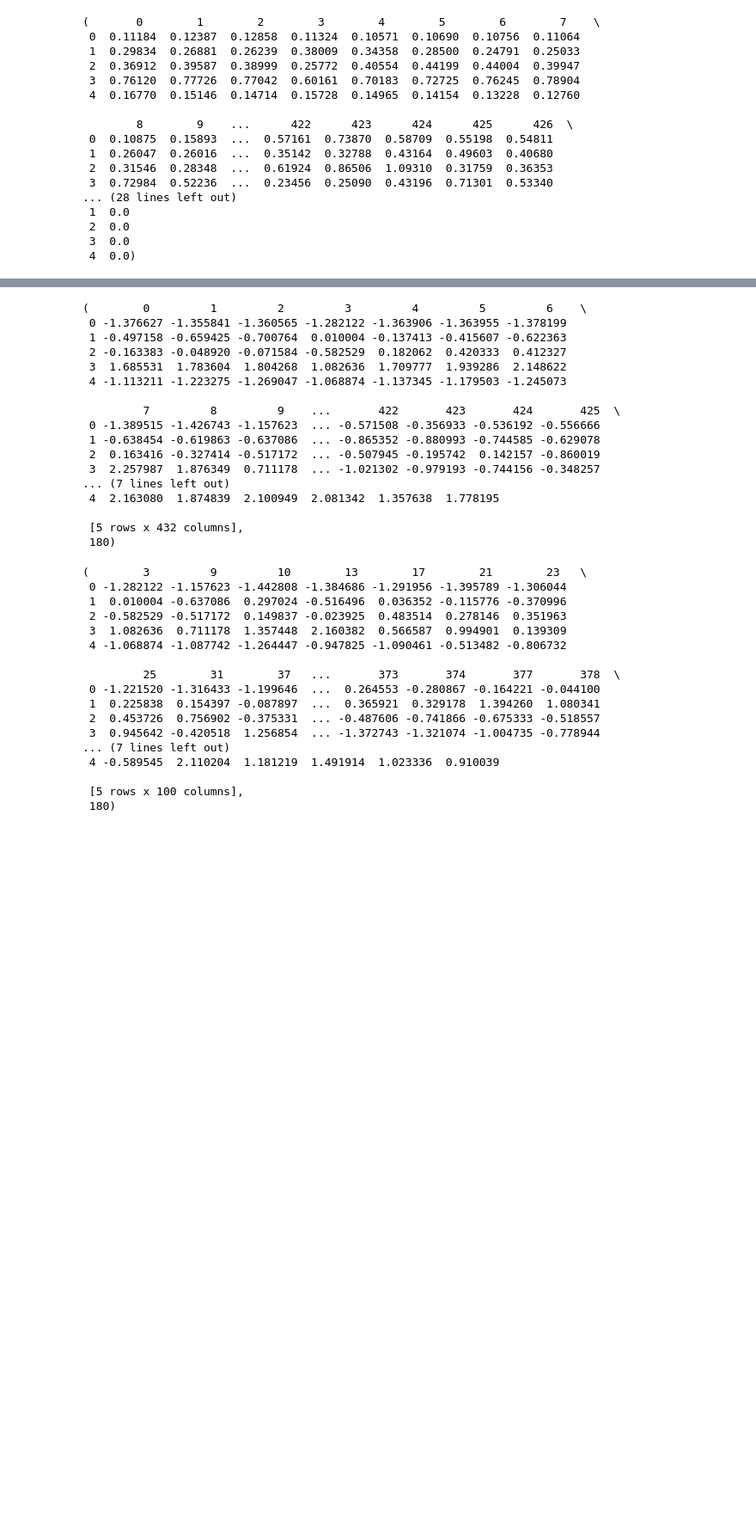
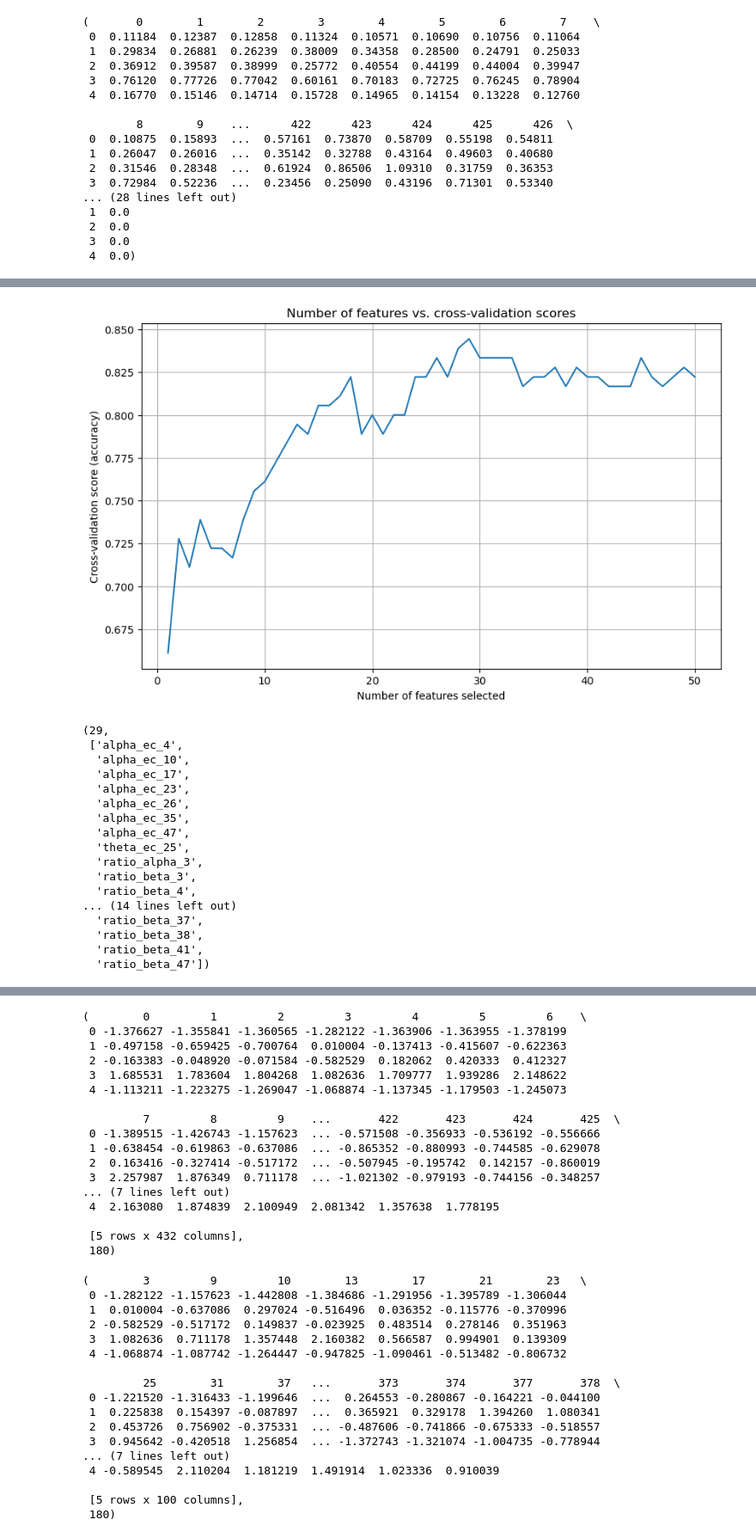
Before and after one commit to AlexandruRO45/ML_DS_Case_Studies, a Jupyter notebook: Feature engineering/Case_Study_3.ipynb, the cells around one changed output, grey strips where cells are left out. Shown: that part at 86% size. Cells and saved outputs as stored; diff of their text form; code cells hidden in the pictures; blank space fills up the shorter version.

```diff
--- a/Feature engineering/Case_Study_3.ipynb
+++ b/Feature engineering/Case_Study_3.ipynb
@@ -153,0 +224,18 @@ data_head, feature_names_head, labels_head
+# %%
+from sklearn.feature_selection import SelectKBest, f_classif
+
+# Number of features to select - we'll start with selecting the top 50 features
+# The number can be adjusted based on model performance and computational efficiency
+num_features_select = 50
+
+# Implementing SelectKBest with ANOVA F-test
+selector = SelectKBest(f_classif, k=num_features_select)
+selected_data = selector.fit_transform(data_normalized_df, labels.iloc[:, 0])
+
+# Getting the selected feature names
+selected_features = data_normalized_df.columns[selector.get_support()]
+
+# Creating a DataFrame with the selected features for easier analysis
+selected_data_df = pd.DataFrame(selected_data, columns=selected_features)
+
+selected_data_df.head(), selected_features.tolist()
@@ -153,0 +260,62 @@ data_head, feature_names_head, labels_head
+# %%
+from sklearn.feature_selection import RFECV
+from sklearn.svm import SVC
+from sklearn.model_selection import StratifiedKFold
+
+# Setting up the SVM classifier for feature selection
+svm_clf = SVC(kernel="linear")
+
+# Setting up RFECV with StratifiedKFold for cross-validation
+# Using StratifiedKFold to maintain the same proportion of classes in each fold
+cv_strategy = StratifiedKFold(n_splits=5)
+
+# Reducing the feature set to the top 50 features selected by the filtering method
+reduced_data = data_normalized_df[selected_features]
+
+# Re-running RFECV with the reduced dataset
+rfecv = RFECV(estimator=svm_clf, step=1, cv=cv_strategy, scoring='accuracy')
+
+
+
+# Fitting RFECV on the data
+rfecv.fit(reduced_data, labels.iloc[:, 0])
+
+# Extracting cross-validation results
+cv_results = rfecv.cv_results_
+
+# Plotting number of features vs. cross-validation scores
+plt.figure(figsize=(10, 6))
+plt.xlabel("Number of features selected")
+plt.ylabel("Cross-validation score (accuracy)")
+plt.plot(range(1, len(cv_results['mean_test_score']) + 1), cv_results['mean_test_score'])
+plt.title('Number of features vs. cross-validation scores')
+plt.grid()
+plt.show()
+
+
+# Number of optimal features
+optimal_features_count = rfecv.n_features_
+
+# Features selected by RFECV
+selected_features_rfecv = reduced_data.columns[rfecv.support_]
+
+optimal_features_count, selected_features_rfecv.tolist()
+# %% [output]
+[figure, added]
+(29,
+ ['alpha_ec_4',
+  'alpha_ec_10',
+  'alpha_ec_17',
+  'alpha_ec_23',
+  'alpha_ec_26',
+  'alpha_ec_35',
+  'alpha_ec_47',
+  'theta_ec_25',
+  'ratio_alpha_3',
+  'ratio_beta_3',
+  'ratio_beta_4',
+... (14 lines left out)
+  'ratio_beta_37',
+  'ratio_beta_38',
+  'ratio_beta_41',
+  'ratio_beta_47'])
```
Also changed, not shown: parts of 23 cells of this notebook.
